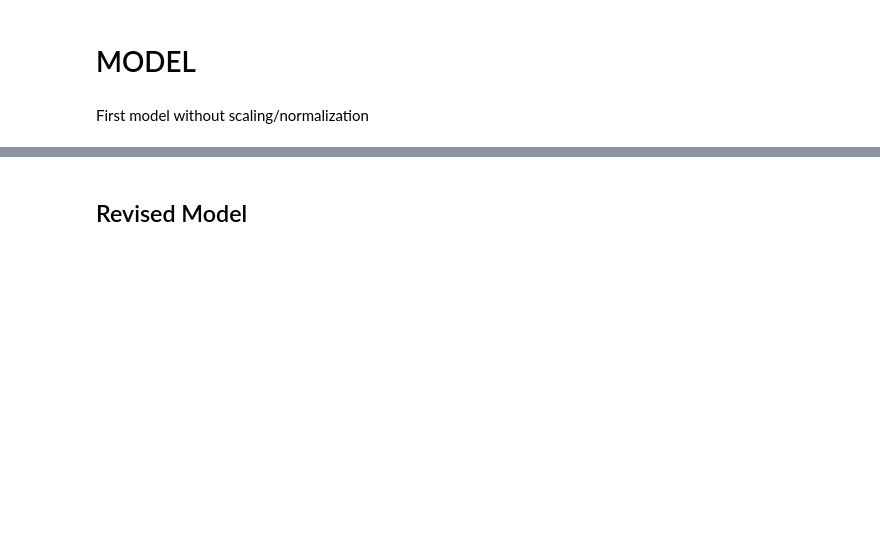
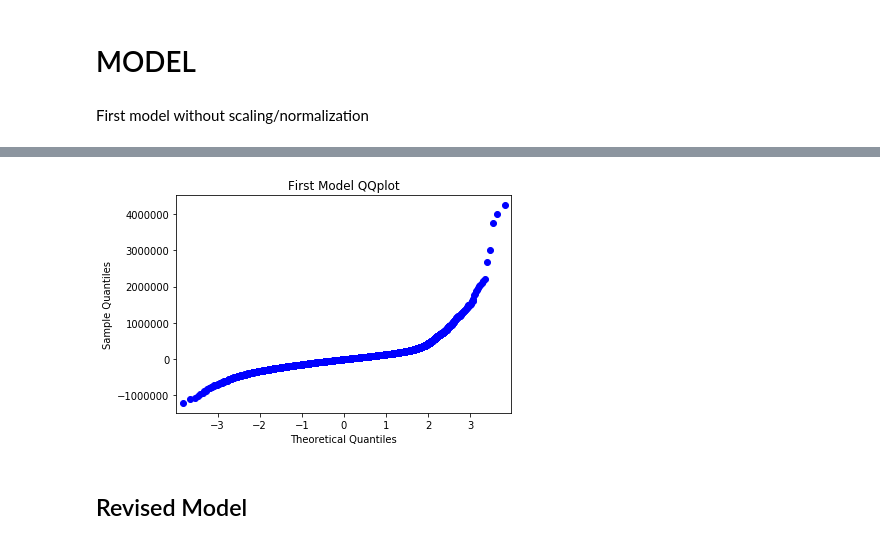
Before and after one commit to jdsmithwes/real_project1, a Jupyter notebook: student_OSEMN.ipynb, the cells around one changed output, grey strips where cells are left out. Drawn from its saved outputs; the diff is of its cells as text; code cells hidden in the pictures; blank space fills up the shorter version.

```diff
--- a/student_OSEMN.ipynb
+++ b/student_OSEMN.ipynb
@@ -490,6 +491,13 @@ Warnings:
 [1] Standard Errors assume that the covariance matrix of the errors is correctly specified.
 [2] The condition number is large, 2.13e+08. This might indicate that there are
 strong multicollinearity or other numerical problems.
+# %%
+res = first.resid
+fig = sm.qqplot(res)
+plt.title('First Model QQplot')
+plt.show()
+# %% [output]
+[figure, added]
 # %% [markdown]
 ## Revised Model
 # %%
```
Also changed, not shown: parts of 16 cells of this notebook.
